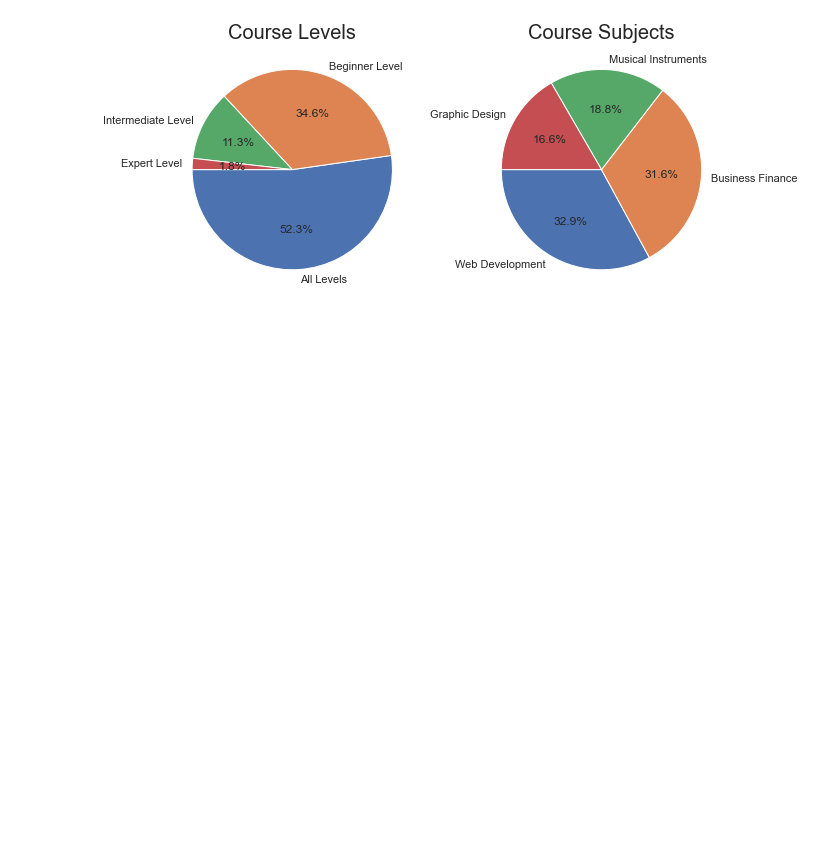
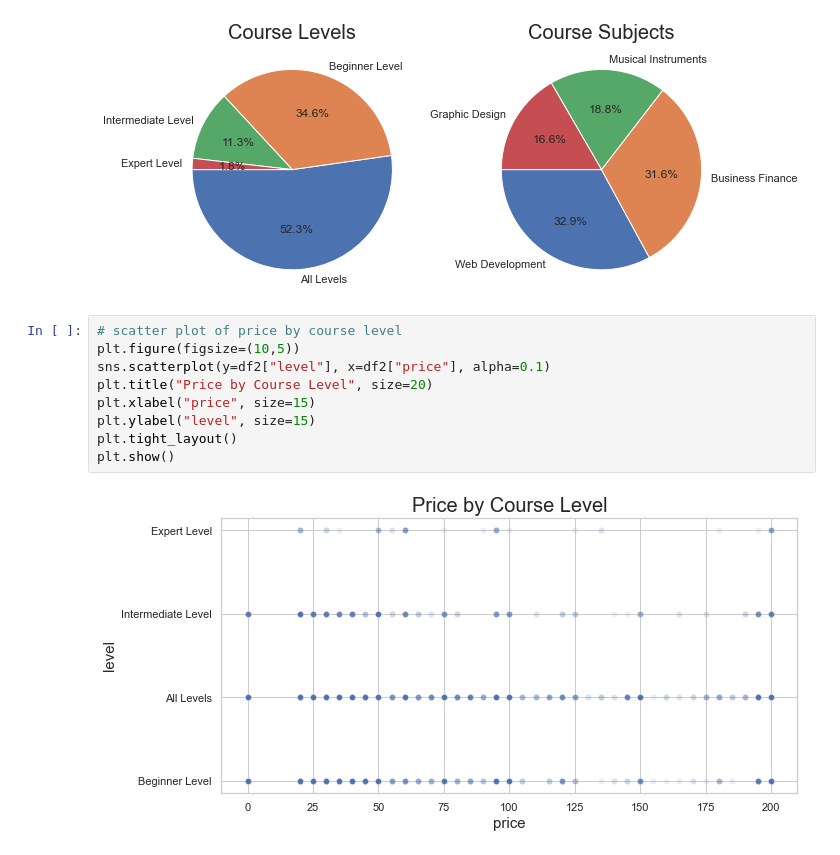
Before and after one commit to adiy55/1SA-Final-Project, a Jupyter notebook: 1SA ML Udemy Courses.ipynb, the cells around one changed output. Cells and saved outputs as stored; diff of their text form; blank space fills up the shorter version.

Commit message:
Add scatter plot of price by course leve

```diff
--- a/1SA ML Udemy Courses.ipynb
+++ b/1SA ML Udemy Courses.ipynb
@@ -424,3 +424,14 @@ plt.tight_layout()
 plt.show()
 # %% [output]
 [figure]
+# %%
+# scatter plot of price by course level
+plt.figure(figsize=(10,5))
+sns.scatterplot(y=df2["level"], x=df2["price"], alpha=0.1)
+plt.title("Price by Course Level", size=20)
+plt.xlabel("price", size=15)
+plt.ylabel("level", size=15)
+plt.tight_layout()
+plt.show()
+# %% [output]
+[figure, added]
```
